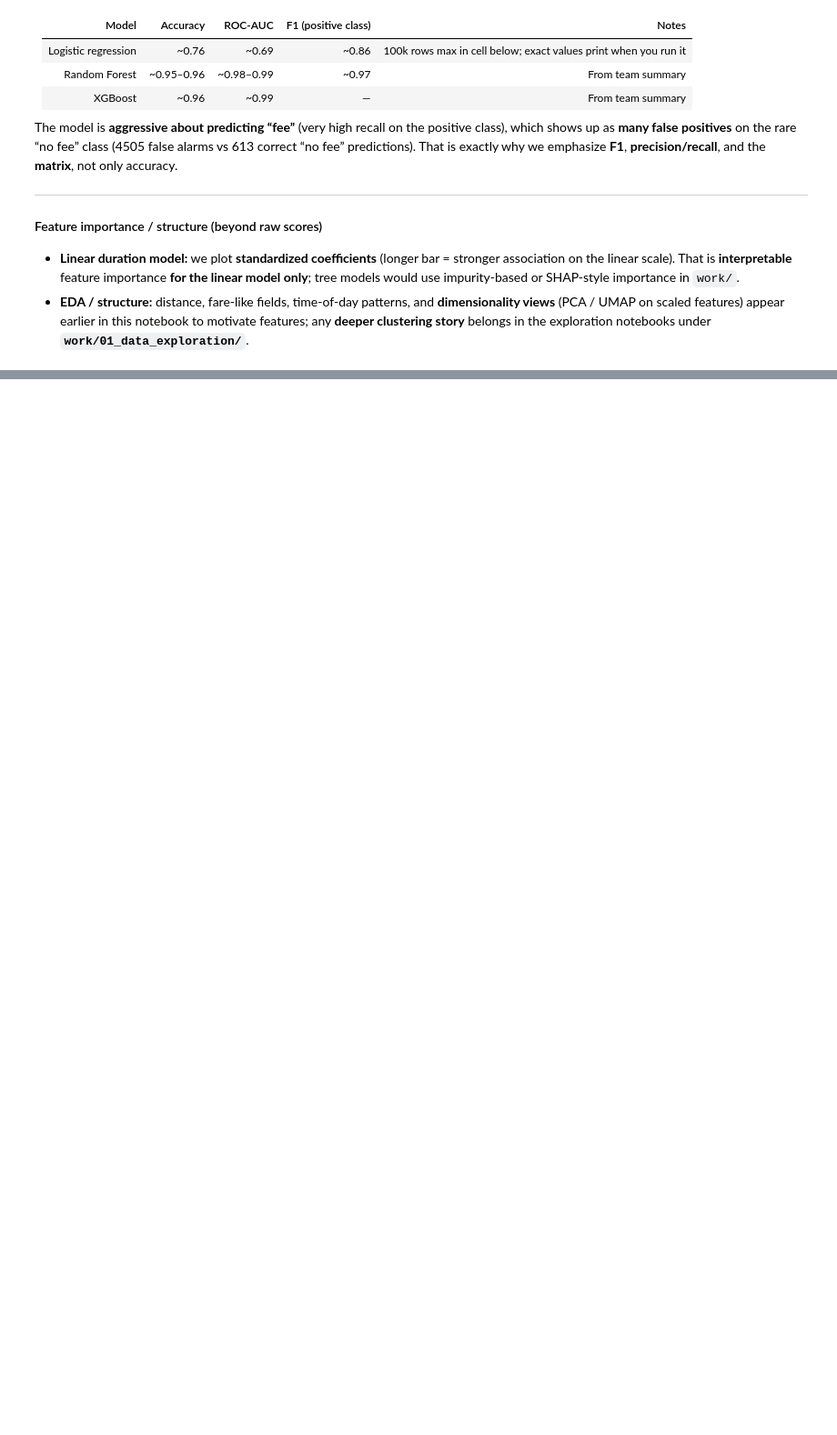
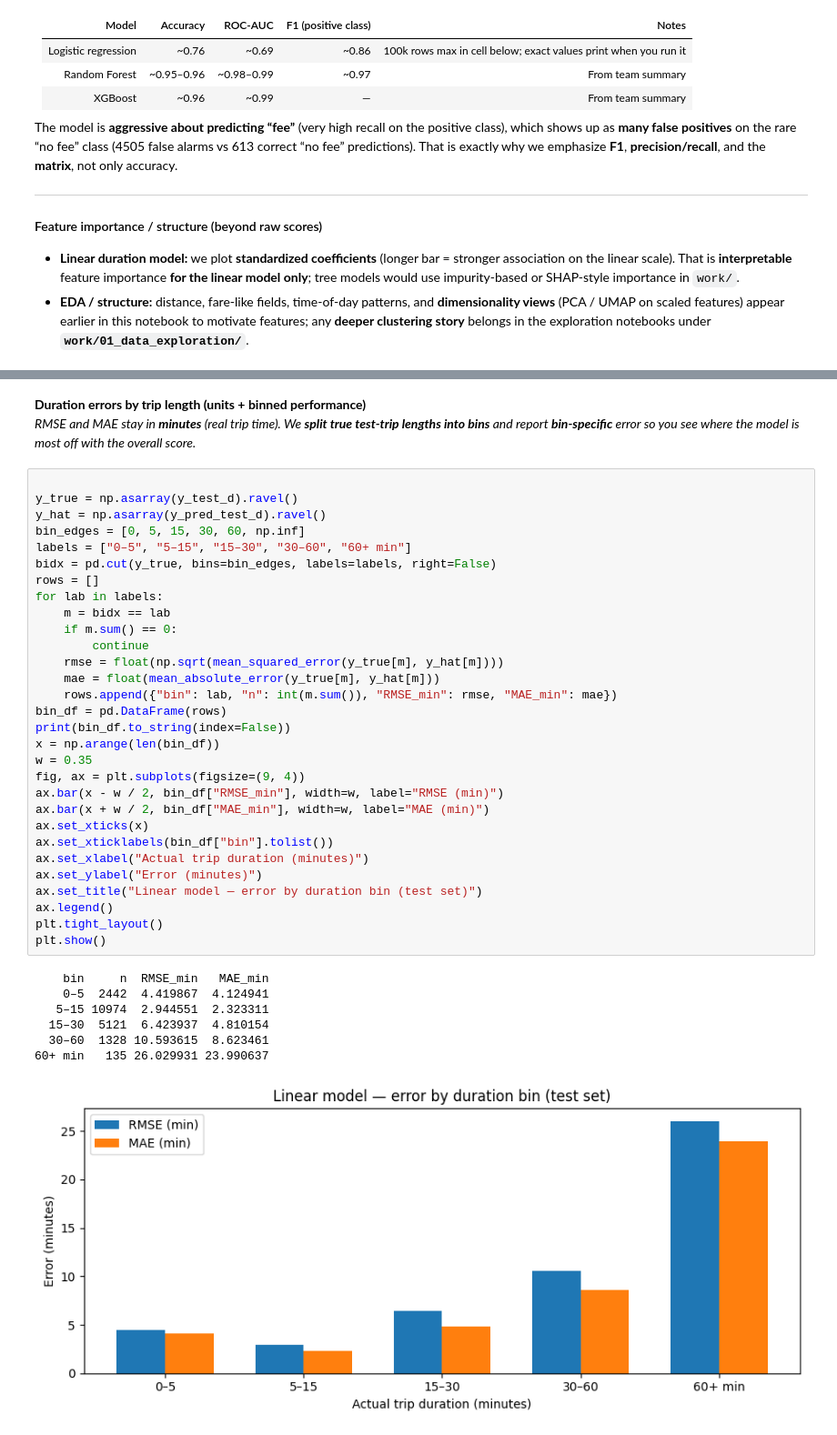
Before and after one commit to SU-IST707-SP26/group-project-avengers, a Jupyter notebook: final/submission.ipynb, the cells around one changed output, grey strips where cells are left out. Shown at 91% size. Cells and saved outputs as stored; diff of their text form; blank space fills up the shorter version.

Commit message:
Update final report (not final)

```diff
--- a/final/submission.ipynb
+++ b/final/submission.ipynb
@@ -589,0 +370,41 @@ plt.show()
+# %% [markdown]
+**Duration errors by trip length (units + binned performance)**
+*RMSE and MAE stay in **minutes** (real trip time). We **split true test-trip lengths into bins** and report **bin-specific** error so you see where the model is most off with the overall score.*
+# %%
+
+y_true = np.asarray(y_test_d).ravel()
+y_hat = np.asarray(y_pred_test_d).ravel()
+bin_edges = [0, 5, 15, 30, 60, np.inf]
+labels = ["0–5", "5–15", "15–30", "30–60", "60+ min"]
+bidx = pd.cut(y_true, bins=bin_edges, labels=labels, right=False)
+rows = []
+for lab in labels:
+    m = bidx == lab
+    if m.sum() == 0:
+        continue
+    rmse = float(np.sqrt(mean_squared_error(y_true[m], y_hat[m])))
+    mae = float(mean_absolute_error(y_true[m], y_hat[m]))
+    rows.append({"bin": lab, "n": int(m.sum()), "RMSE_min": rmse, "MAE_min": mae})
+bin_df = pd.DataFrame(rows)
+print(bin_df.to_string(index=False))
+x = np.arange(len(bin_df))
+w = 0.35
+fig, ax = plt.subplots(figsize=(9, 4))
+ax.bar(x - w / 2, bin_df["RMSE_min"], width=w, label="RMSE (min)")
+ax.bar(x + w / 2, bin_df["MAE_min"], width=w, label="MAE (min)")
+ax.set_xticks(x)
+ax.set_xticklabels(bin_df["bin"].tolist())
+ax.set_xlabel("Actual trip duration (minutes)")
+ax.set_ylabel("Error (minutes)")
+ax.set_title("Linear model — error by duration bin (test set)")
+ax.legend()
+plt.tight_layout()
+plt.show()
+# %% [output]
+    bin     n  RMSE_min   MAE_min
+    0–5  2442  4.419867  4.124941
+   5–15 10974  2.944551  2.323311
+  15–30  5121  6.423937  4.810154
+  30–60  1328 10.593615  8.623461
+60+ min   135 26.029931 23.990637
+[figure, added]
```
Also changed, not shown: parts of 17 cells of this notebook.
